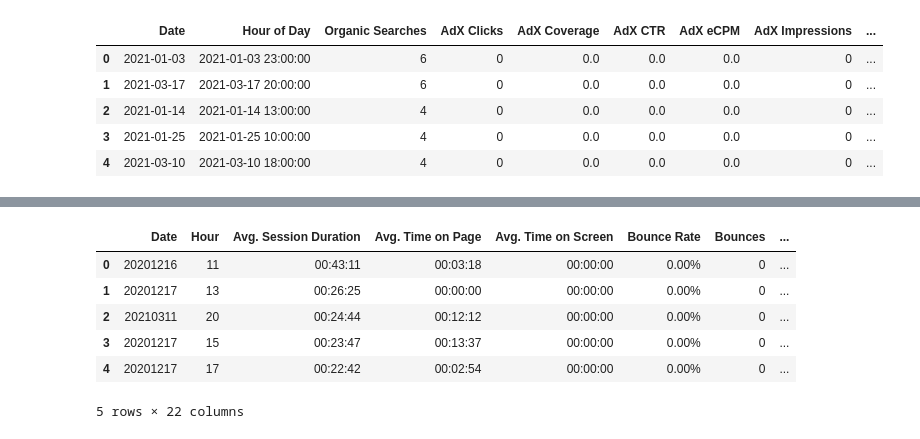
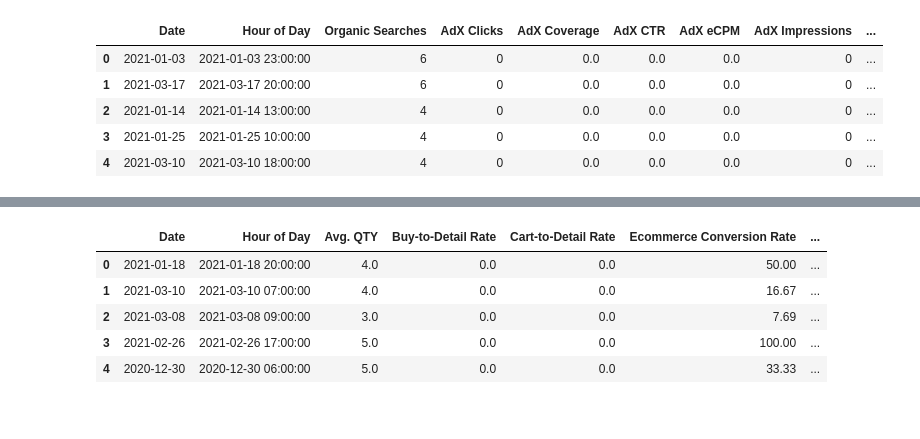
Before and after one commit to Data-Science-in-Business-master/final-project-adventure-haus-and-hwy40-adventure_haus_highway_40, a Jupyter notebook: HW40.ipynb, the cells around one changed output, grey strips where cells are left out. Cells and saved outputs as stored; diff of their text form; code cells hidden in the pictures.

```diff
--- a/HW40.ipynb
+++ b/HW40.ipynb
@@ -249,12 +243,36 @@ ecommerce.head()
-# %%
-# Read in users data
-users = pd.read_csv("data/HWY40/Google Analytics/users.csv", header=6)
-users.head()
-# %% [output]
-|  | Date | Hour | Avg. Session Duration | Avg. Time on Page | Avg. Time on Screen | Bounce Rate | Bounces | ... |
-| 0 | 20201216 | 11 | 00:43:11 | 00:03:18 | 00:00:00 | 0.00% | 0 | ... |
-| 1 | 20201217 | 13 | 00:26:25 | 00:00:00 | 00:00:00 | 0.00% | 0 | ... |
-| 2 | 20210311 | 20 | 00:24:44 | 00:12:12 | 00:00:00 | 0.00% | 0 | ... |
-| 3 | 20201217 | 15 | 00:23:47 | 00:13:37 | 00:00:00 | 0.00% | 0 | ... |
-| 4 | 20201217 | 17 | 00:22:42 | 00:02:54 | 00:00:00 | 0.00% | 0 | ... |
-5 rows × 22 columns
+# %%
+# Read in ecommerce data
+ecommerce = pd.read_csv("data/HWY40/Google Analytics/ecommerce.csv", header=6)
+
+# Transform data types
+ecommerce['Date'] = [dt.datetime.strptime(str(x), '%Y%m%d') for x in ecommerce['Date']]
+ecommerce['Hour of Day'] = [dt.datetime.strptime(str(x), '%Y%m%d%H') for x in ecommerce['Hour of Day']]
+ecommerce['Avg. QTY'] = [float(x) for x in ecommerce['Avg. QTY']]
+ecommerce['Buy-to-Detail Rate'] = [float(x.strip('%')) for x in ecommerce['Buy-to-Detail Rate']]
+ecommerce['Cart-to-Detail Rate'] = [float(x.strip('%')) for x in ecommerce['Cart-to-Detail Rate']]
+ecommerce['Ecommerce Conversion Rate'] = [float(x.strip('%')) for x in ecommerce['Ecommerce Conversion Rate']]
+ecommerce['Product Adds To Cart'] = [int(x) for x in ecommerce['Product Adds To Cart']]
+ecommerce['Product Checkouts'] = [int(x) for x in ecommerce['Product Checkouts']]
+ecommerce['Product Detail Views'] = [int(x) for x in ecommerce['Product Detail Views']]
+ecommerce['Product List CTR'] = [float(x.strip('%')) for x in ecommerce['Product List CTR']]
+ecommerce['Product List Clicks'] = [int(x) for x in ecommerce['Product List Clicks']]
+ecommerce['Product List Views'] = [int(x) for x in ecommerce['Product List Views']]
+ecommerce['Product Refunds'] =  [int(x) for x in ecommerce['Product Refunds']]
+ecommerce['Product Removes From Cart'] = [int(x) for x in ecommerce['Product Removes From Cart']]
+ecommerce['Quantity'] = [int(x) for x in ecommerce['Quantity']]
+ecommerce['Quantity Added To Cart'] = [int(x) for x in ecommerce['Quantity Added To Cart']]
+ecommerce['Quantity Checked Out'] = [int(x) for x in ecommerce['Quantity Checked Out']]
+ecommerce['Quantity Refunded'] = [int(x) for x in ecommerce['Quantity Refunded']]
+ecommerce['Quantity Removed From Cart'] = [int(x) for x in ecommerce['Quantity Removed From Cart']]
+ecommerce['Transactions'] = [int(x) for x in ecommerce['Transactions']]
+ecommerce['Transactions per User'] = [float(x) for x in ecommerce['Transactions per User']]
+ecommerce['Unique Purchases'] = [int(x) for x in ecommerce['Unique Purchases']]
+
+ecommerce.head()
+# %% [output]
+|  | Date | Hour of Day | Avg. QTY | Buy-to-Detail Rate | Cart-to-Detail Rate | Ecommerce Conversion Rate | ... |
+| 0 | 2021-01-18 | 2021-01-18 20:00:00 | 4.0 | 0.0 | 0.0 | 50.00 | ... |
+| 1 | 2021-03-10 | 2021-03-10 07:00:00 | 4.0 | 0.0 | 0.0 | 16.67 | ... |
+| 2 | 2021-03-08 | 2021-03-08 09:00:00 | 3.0 | 0.0 | 0.0 | 7.69 | ... |
+| 3 | 2021-02-26 | 2021-02-26 17:00:00 | 5.0 | 0.0 | 0.0 | 100.00 | ... |
+| 4 | 2020-12-30 | 2020-12-30 06:00:00 | 5.0 | 0.0 | 0.0 | 33.33 | ... |
```
Also changed, not shown: parts of 7 cells of this notebook.
